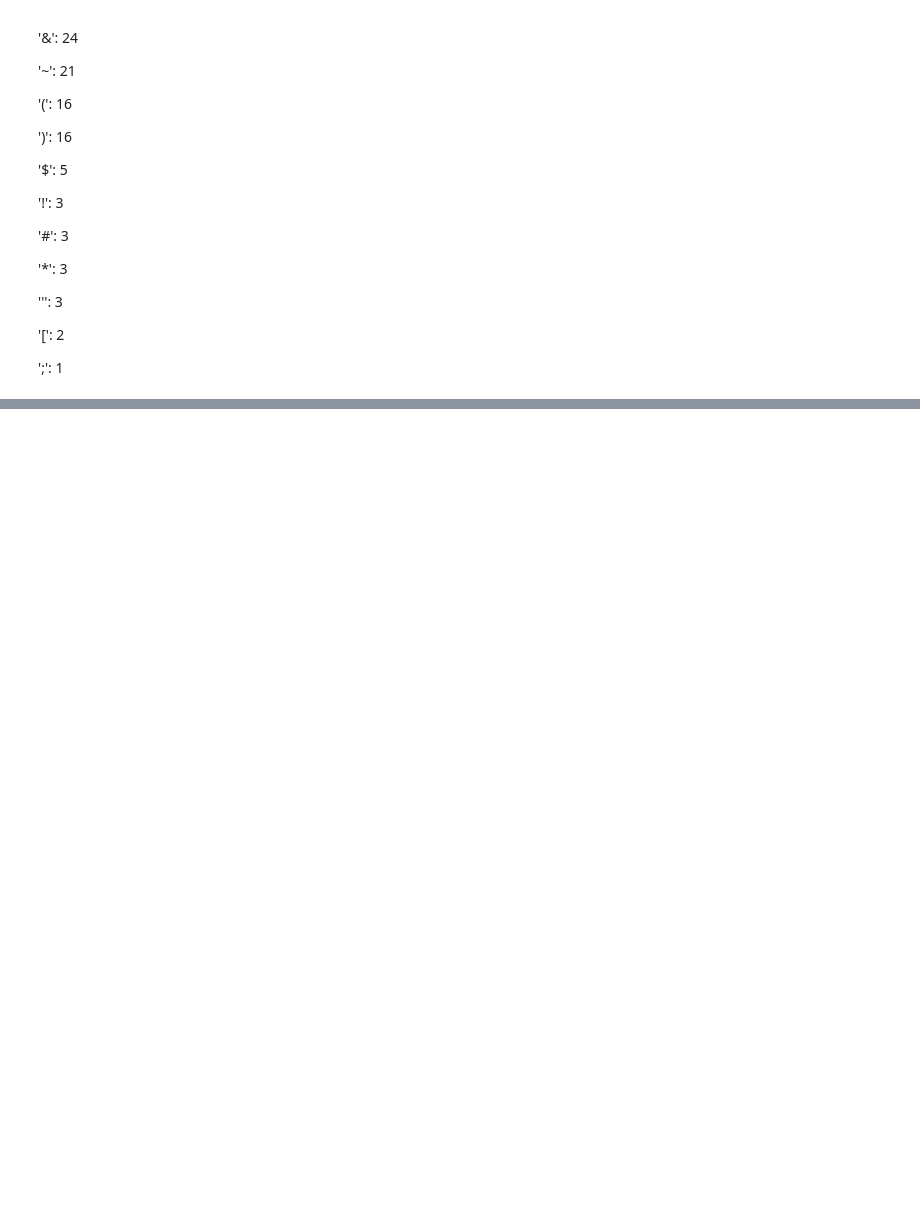
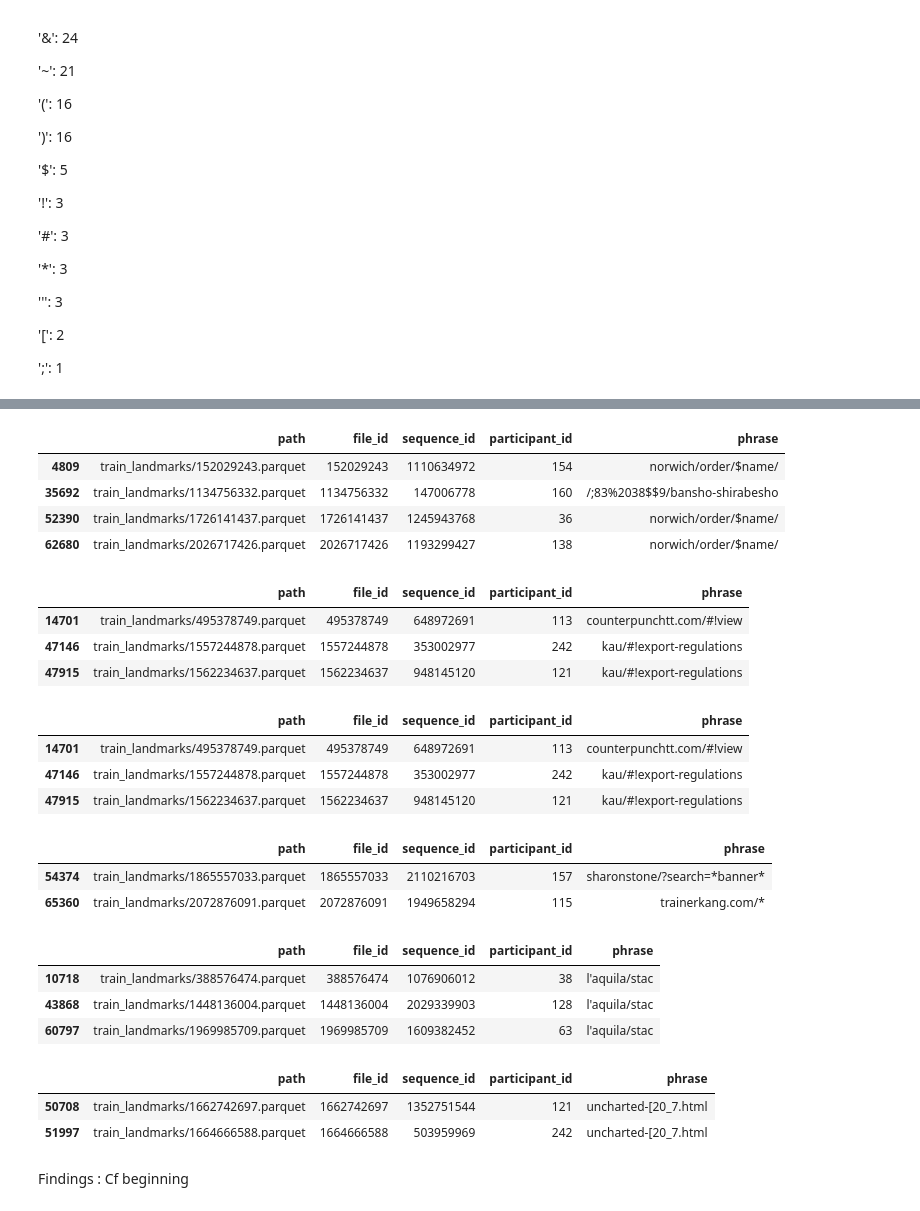
Before and after one commit to QuentinParrenin/Sign_Language_Recognition-Capstone, a Jupyter notebook: EDA/ASL_Dictionary_frequency_analysis.ipynb, the cells around one changed output, grey strips where cells are left out. Cells and saved outputs as stored; diff of their text form; code cells hidden in the pictures; blank space fills up the shorter version.

```diff
--- a/EDA/ASL_Dictionary_frequency_analysis.ipynb
+++ b/EDA/ASL_Dictionary_frequency_analysis.ipynb
@@ -721,0 +799,55 @@ Number of occurrences of '_' in the 'phrase' column: 1683
+# %%
+result3 = df[df['phrase'].str.contains('$', regex=False)]
+
+result3
+# %% [output]
+|  | path | file_id | sequence_id | participant_id | phrase |
+| 4809 | train_landmarks/152029243.parquet | 152029243 | 1110634972 | 154 | norwich/order/$name/ |
+| 35692 | train_landmarks/1134756332.parquet | 1134756332 | 147006778 | 160 | /;83%2038$$9/bansho-shirabesho |
+| 52390 | train_landmarks/1726141437.parquet | 1726141437 | 1245943768 | 36 | norwich/order/$name/ |
+| 62680 | train_landmarks/2026717426.parquet | 2026717426 | 1193299427 | 138 | norwich/order/$name/ |
+# %%
+result4 = df[df['phrase'].str.contains('!', regex=False)]
+
+result4
+# %% [output]
+|  | path | file_id | sequence_id | participant_id | phrase |
+| 14701 | train_landmarks/495378749.parquet | 495378749 | 648972691 | 113 | counterpunchtt.com/#!view |
+| 47146 | train_landmarks/1557244878.parquet | 1557244878 | 353002977 | 242 | kau/#!export-regulations |
+| 47915 | train_landmarks/1562234637.parquet | 1562234637 | 948145120 | 121 | kau/#!export-regulations |
+# %%
+result5 = df[df['phrase'].str.contains('#', regex=False)]
+
+result5
+# %% [output]
+|  | path | file_id | sequence_id | participant_id | phrase |
+| 14701 | train_landmarks/495378749.parquet | 495378749 | 648972691 | 113 | counterpunchtt.com/#!view |
+| 47146 | train_landmarks/1557244878.parquet | 1557244878 | 353002977 | 242 | kau/#!export-regulations |
+| 47915 | train_landmarks/1562234637.parquet | 1562234637 | 948145120 | 121 | kau/#!export-regulations |
+# %%
+result6 = df[df['phrase'].str.contains('*', regex=False)]
+
+result6
+# %% [output]
+|  | path | file_id | sequence_id | participant_id | phrase |
+| 54374 | train_landmarks/1865557033.parquet | 1865557033 | 2110216703 | 157 | sharonstone/?search=*banner* |
+| 65360 | train_landmarks/2072876091.parquet | 2072876091 | 1949658294 | 115 | trainerkang.com/* |
+# %%
+result7 = df[df['phrase'].str.contains("'", regex=False)]
+
+result7
+# %% [output]
+|  | path | file_id | sequence_id | participant_id | phrase |
+| 10718 | train_landmarks/388576474.parquet | 388576474 | 1076906012 | 38 | l'aquila/stac |
+| 43868 | train_landmarks/1448136004.parquet | 1448136004 | 2029339903 | 128 | l'aquila/stac |
+| 60797 | train_landmarks/1969985709.parquet | 1969985709 | 1609382452 | 63 | l'aquila/stac |
+# %%
+result8 = df[df['phrase'].str.contains("[", regex=False)]
+
+result8
+# %% [output]
+|  | path | file_id | sequence_id | participant_id | phrase |
+| 50708 | train_landmarks/1662742697.parquet | 1662742697 | 1352751544 | 121 | uncharted-[20_7.html |
+| 51997 | train_landmarks/1664666588.parquet | 1664666588 | 503959969 | 242 | uncharted-[20_7.html |
+# %% [markdown]
+Findings : Cf beginning
```
Also changed, not shown: parts of 16 cells of this notebook, 2 other files.
